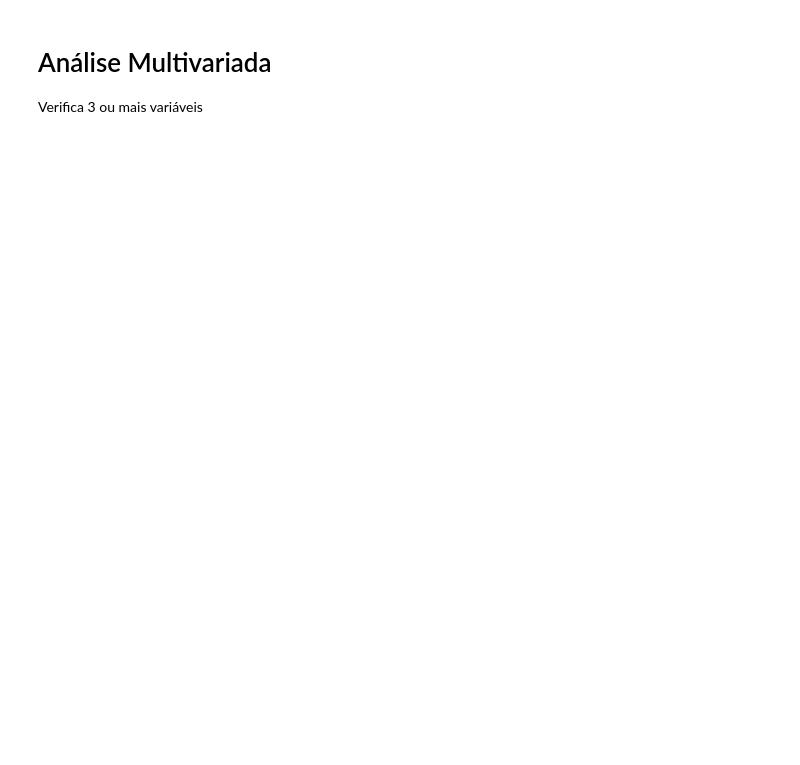
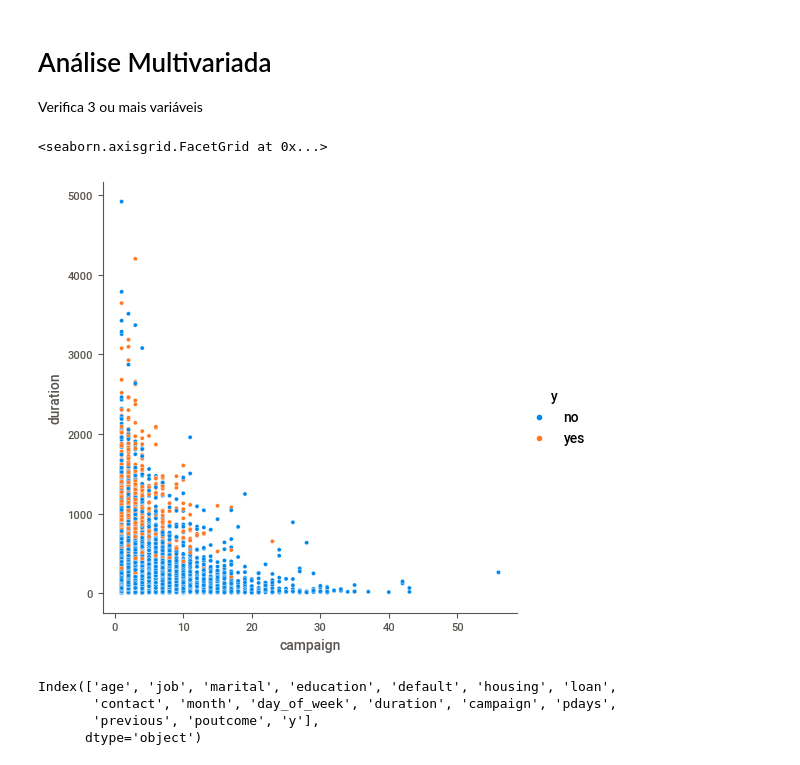
Before and after one commit to andrejuniorba/Python-CienciaDeDados, a Jupyter notebook: EDA_Análise_Exploratória_de_Dados.ipynb, the cells around one changed output. Drawn from its saved outputs; the diff is of its cells as text; code cells hidden in the pictures; blank space fills up the shorter version.

```diff
--- a/EDA_Análise_Exploratória_de_Dados.ipynb
+++ b/EDA_Análise_Exploratória_de_Dados.ipynb
@@ -383,3 +383,15 @@ sns.catplot(x = 'campaign', y = 'y', data=dados)
 # Análise Multivariada
 
 Verifica 3 ou mais variáveis
+# %%
+sns.relplot(x = 'campaign', y = 'duration', hue ='y', data = dados)
+# %% [output]
+<seaborn.axisgrid.FacetGrid at 0x...>
+[figure, added]
+# %%
+dados.columns
+# %% [output]
+Index(['age', 'job', 'marital', 'education', 'default', 'housing', 'loan',
+       'contact', 'month', 'day_of_week', 'duration', 'campaign', 'pdays',
+       'previous', 'poutcome', 'y'],
+      dtype='object')
```
Also changed, not shown: parts of 21 cells of this notebook.
